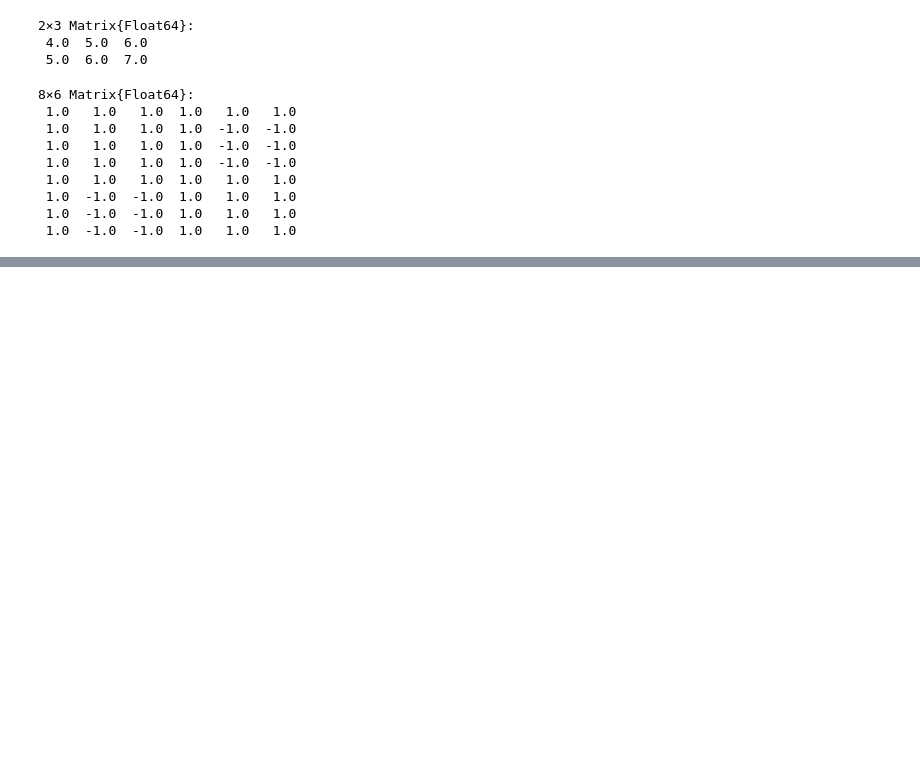
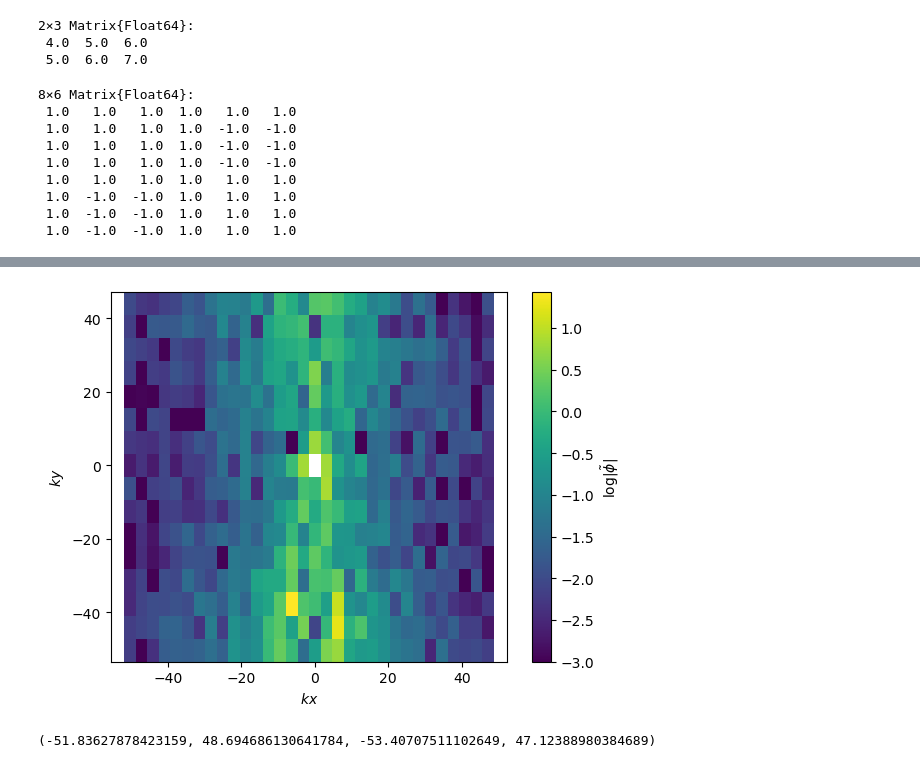
Before and after one commit to stykoo/GaussianField, a Jupyter notebook: GaussianFieldParticle.ipynb, the cells around one changed output, grey strips where cells are left out. Drawn from its saved outputs; the diff is of its cells as text; code cells hidden in the pictures; blank space fills up the shorter version.

```diff
--- a/GaussianFieldParticle.ipynb
+++ b/GaussianFieldParticle.ipynb
@@ -171,0 +197,3 @@ arr
+# %%
+xx, kkx = fourier_xk(params_2d.Lx, params_2d.nx)
+yy, kky = fourier_xk(params_2d.Ly, params_2d.ny)
@@ -171,0 +236,12 @@ arr
+# %%
+fig, ax = subplots()
+p = ax.pcolormesh(fftshift(kkx), fftshift(kky),
+                  transpose(fftshift(log10.(abs.(phif_sol[end])))),
+                  vmin=-3, cmap="viridis")
+fig.colorbar(p, label=raw"$\log|\tilde\phi|$")
+ax.set_xlabel(raw"$kx$")
+ax.set_ylabel(raw"$ky$")
+ax.axis("equal")
+# %% [output]
+[figure, added]
+(-51.83627878423159, 48.694686130641784, -53.40707511102649, 47.12388980384689)
```
Also changed, not shown: parts of 10 cells of this notebook, 2 other files.
